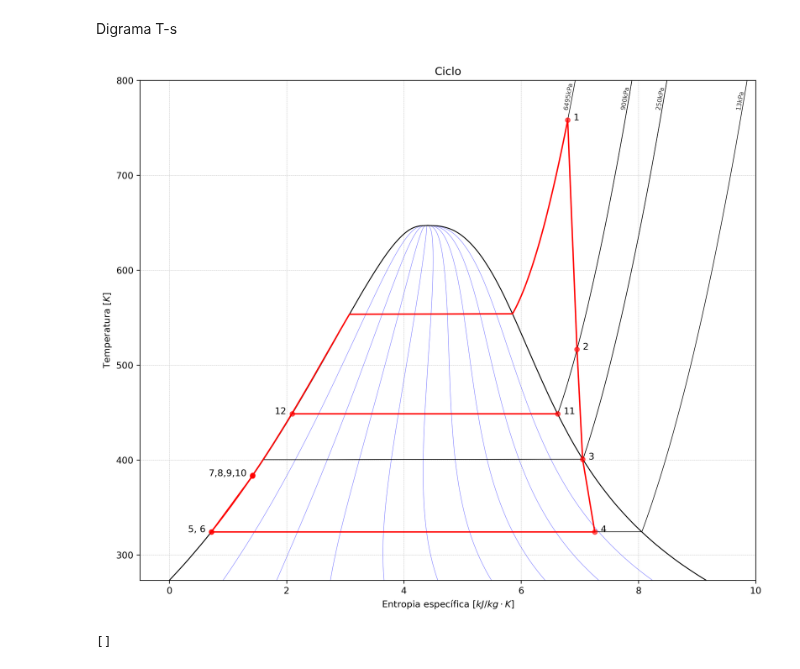
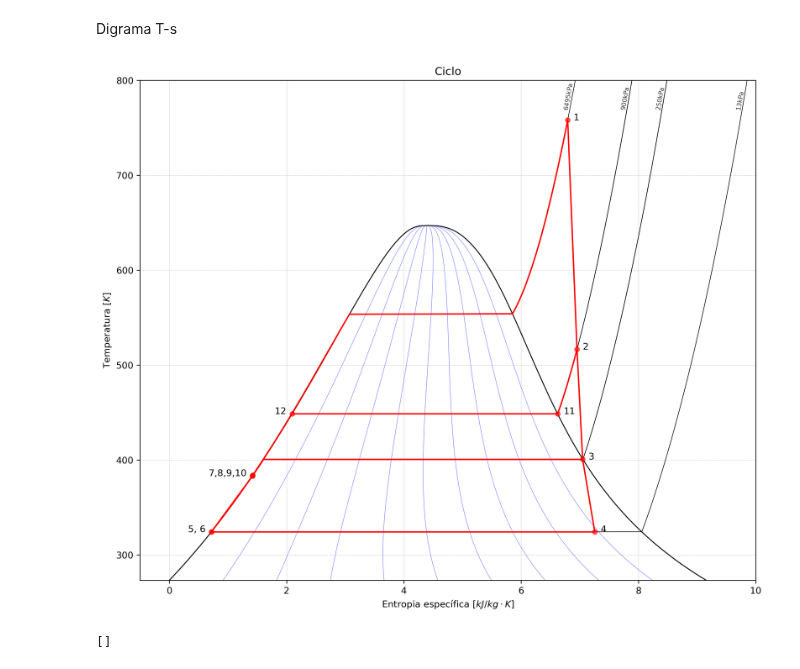
Before and after one commit to luaneng/gdv, a Jupyter notebook: projeto/main.ipynb, the cells around one changed output. Saved outputs shown, nothing was run; the diff lists cells and outputs as text; code cells hidden in the pictures.

```diff
--- a/projeto/main.ipynb
+++ b/projeto/main.ipynb
@@ -383,34 +383,44 @@ temperatura_k = list(map(lambda x: x+273.15, temperatura))
 #Inserindo pontos
 plt.plot(entropia, temperatura_k, 'ro', markersize=5, alpha=0.6)
 
 #Ciclo
 T_var = linspace(max(temperatura_k), min(temperatura_k), 1000)
 s = prop('S','P', P[0]*10**3, 'T',T_var,'Water')/10**3
 plt.plot(s,T_var,'r',lw=1.5)
 
 for c in range(len(estados)-3):
     c = c+1
     plt.plot([entropia[c-1], entropia[c]],[temperatura_k[c-1], temperatura_k[c]],color='r',lw=1.5)
 
 plt.plot([entropia[10], entropia[11]],[temperatura_k[10], temperatura_k[11]],color='r',lw=1.5)
 
+#estado 3 - 7
+s = linspace(entropia[2], entropia[6], 1000)
+T = prop('T','S',s*10**3,'P', P[2]*10**3, fluido)
+plt.plot(s,T,'r', lw=1.5)
+
+#estado 2 - 11
+s = linspace(entropia[1], entropia[10], 1000)
+T = prop('T','S',s*10**3,'P', P[1]*10**3, fluido)
+plt.plot(s,T,'r', lw=1.5)
+
 #Inserindo nome nos pontos
 plt.text(entropia[0]+0.1, temperatura_k[0], '1',ha='left')
 plt.text(entropia[1]+0.1, temperatura_k[1], '2',ha='left')
 plt.text(entropia[2]+0.1, temperatura_k[2], '3',ha='left')
 plt.text(entropia[3]+0.1, temperatura_k[3], '4',ha='left')
 plt.text(entropia[4]-0.1, temperatura_k[4], '5, 6',ha='right')
 plt.text(entropia[6]-0.1, temperatura_k[6], '7,8,9,10',ha='right')
 plt.text(entropia[10]+0.1, temperatura_k[10], '11',ha='left')
 plt.text(entropia[11]-0.1, temperatura_k[11], '12',ha='right')
 
 plt.grid(ls='--', lw=0.3)
 plt.title('Ciclo')
 plt.xlabel(r'Entropia específica $[kJ/kg \cdot K]$')
 plt.ylabel(r'Temperatura $[K]$')
 plt.show()
 # %% [output]
-[figure, old version]
+[figure, new version]
 # %%
 fig = plt.figure()
 ax = fig.add_axes([0,0,1,1])
```
